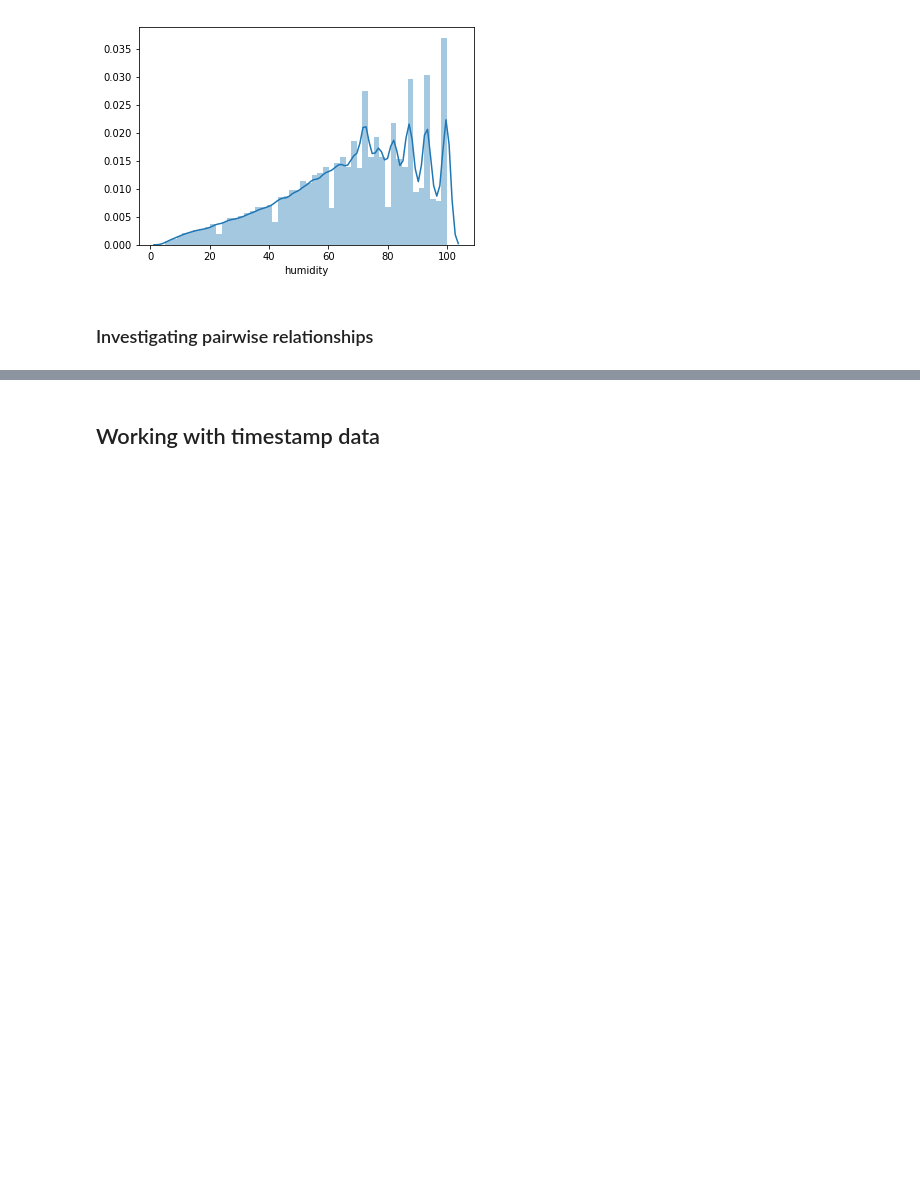
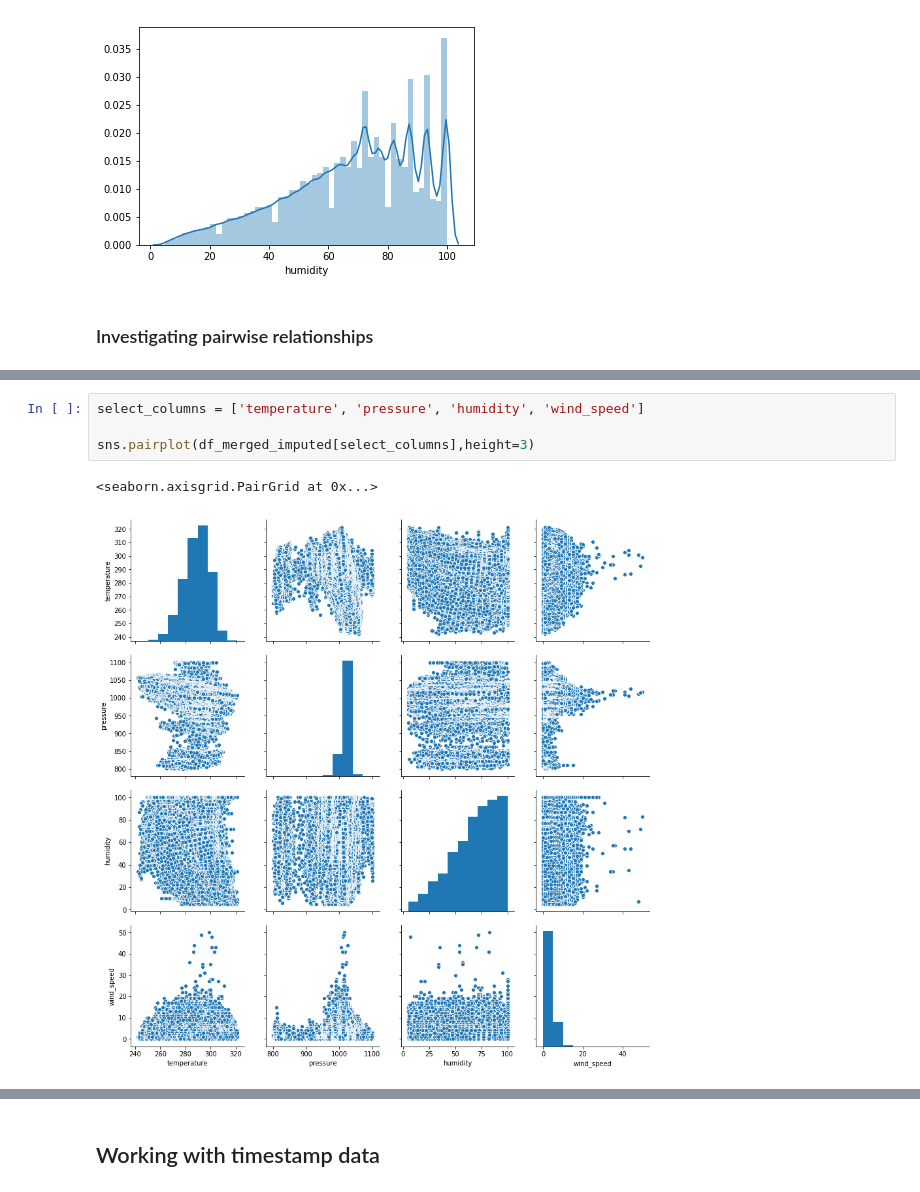
Before and after one commit to chengyin38/datafest19_tutorial, a Jupyter notebook: Tutorial_Data_Exploration.ipynb, the cells around one changed output, grey strips where cells are left out. Drawn from its saved outputs; the diff is of its cells as text; blank space fills up the shorter version.

```diff
--- a/Tutorial_Data_Exploration.ipynb
+++ b/Tutorial_Data_Exploration.ipynb
@@ -518,0 +541,7 @@ scatter_matrix(df_merged_imputed[['wind_speed', 'wind_direction']], alpha=0.2, d
+# %%
+select_columns = ['temperature', 'pressure', 'humidity', 'wind_speed']
+
+sns.pairplot(df_merged_imputed[select_columns],height=3)
+# %% [output]
+<seaborn.axisgrid.PairGrid at 0x...>
+[figure, added]
```
Also changed, not shown: parts of 26 cells of this notebook.
